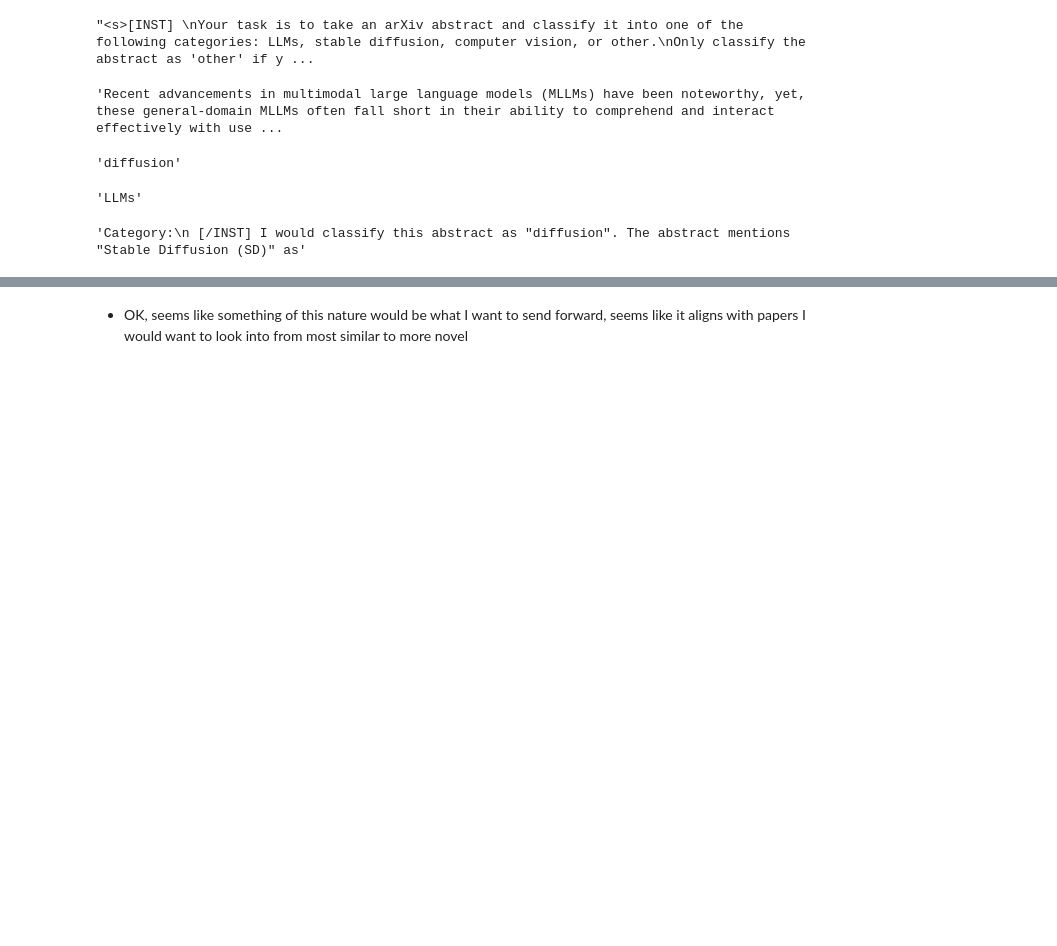
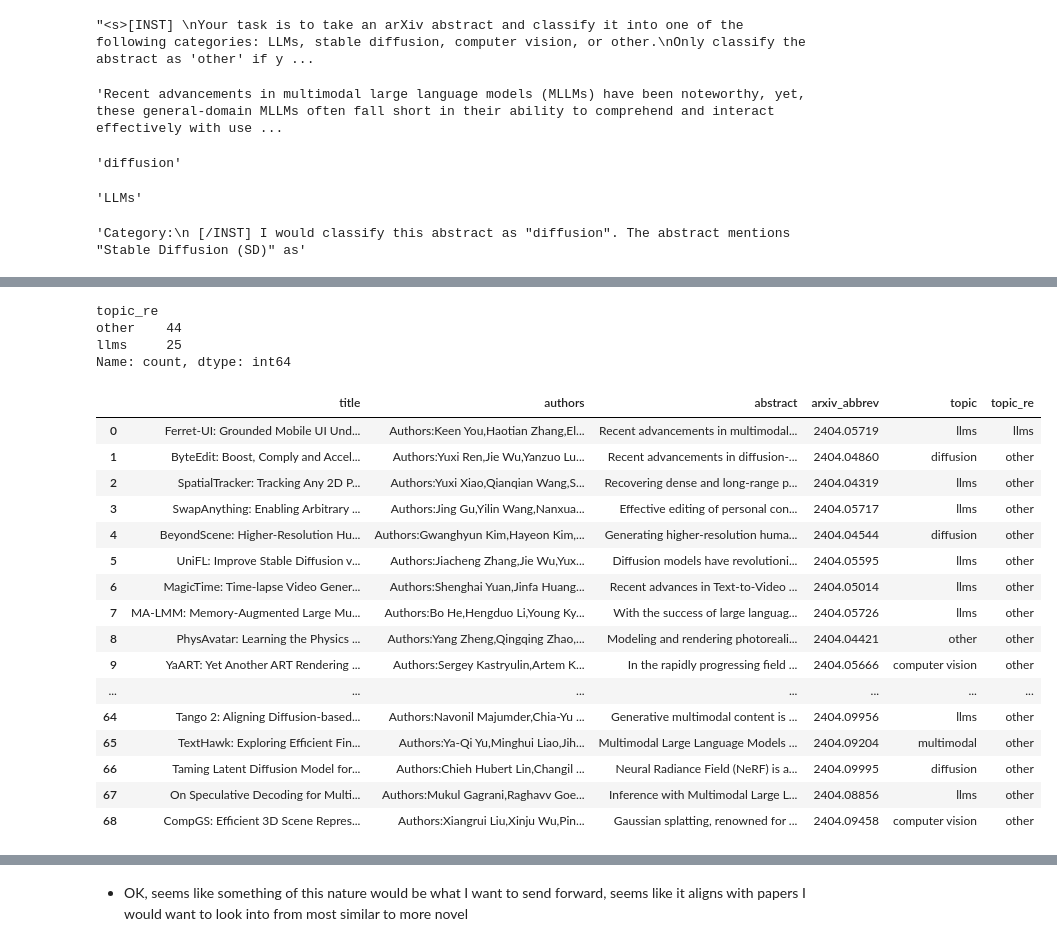
Before and after one commit to dapopov-st/arXiv-llms-assistant, a Jupyter notebook: nbs/make_embeds.ipynb, the cells around one changed output, grey strips where cells are left out. Saved outputs shown, nothing was run; the diff lists cells and outputs as text; code cells hidden in the pictures; blank space fills up the shorter version.

```diff
--- a/nbs/make_embeds.ipynb
+++ b/nbs/make_embeds.ipynb
@@ -513,0 +563,28 @@ def classify_topic(abstract):
+# %%
+new_articles.topic_re.value_counts()
+# %% [output]
+topic_re
+other    44
+llms     25
+Name: count, dtype: int64
+# %%
+pd.set_option('display.max_rows',None)
+new_articles.head(70)
+# %% [output]
+|  | title | authors | abstract | arxiv_abbrev | topic | topic_re |
+| 0 | Ferret-UI: Grounded Mobile UI Und... | Authors:Keen You,Haotian Zhang,El... | Recent advancements in multimodal... | 2404.05719 | llms | llms |
+| 1 | ByteEdit: Boost, Comply and Accel... | Authors:Yuxi Ren,Jie Wu,Yanzuo Lu... | Recent advancements in diffusion-... | 2404.04860 | diffusion | other |
+| 2 | SpatialTracker: Tracking Any 2D P... | Authors:Yuxi Xiao,Qianqian Wang,S... | Recovering dense and long-range p... | 2404.04319 | llms | other |
+| 3 | SwapAnything: Enabling Arbitrary ... | Authors:Jing Gu,Yilin Wang,Nanxua... | Effective editing of personal con... | 2404.05717 | llms | other |
+| 4 | BeyondScene: Higher-Resolution Hu... | Authors:Gwanghyun Kim,Hayeon Kim,... | Generating higher-resolution huma... | 2404.04544 | diffusion | other |
+| 5 | UniFL: Improve Stable Diffusion v... | Authors:Jiacheng Zhang,Jie Wu,Yux... | Diffusion models have revolutioni... | 2404.05595 | llms | other |
+| 6 | MagicTime: Time-lapse Video Gener... | Authors:Shenghai Yuan,Jinfa Huang... | Recent advances in Text-to-Video ... | 2404.05014 | llms | other |
+| 7 | MA-LMM: Memory-Augmented Large Mu... | Authors:Bo He,Hengduo Li,Young Ky... | With the success of large languag... | 2404.05726 | llms | other |
+| 8 | PhysAvatar: Learning the Physics ... | Authors:Yang Zheng,Qingqing Zhao,... | Modeling and rendering photoreali... | 2404.04421 | other | other |
+| 9 | YaART: Yet Another ART Rendering ... | Authors:Sergey Kastryulin,Artem K... | In the rapidly progressing field ... | 2404.05666 | computer vision | other |
+| ... | ... | ... | ... | ... | ... | ... |
+| 64 | Tango 2: Aligning Diffusion-based... | Authors:Navonil Majumder,Chia-Yu ... | Generative multimodal content is ... | 2404.09956 | llms | other |
+| 65 | TextHawk: Exploring Efficient Fin... | Authors:Ya-Qi Yu,Minghui Liao,Jih... | Multimodal Large Language Models ... | 2404.09204 | multimodal | other |
+| 66 | Taming Latent Diffusion Model for... | Authors:Chieh Hubert Lin,Changil ... | Neural Radiance Field (NeRF) is a... | 2404.09995 | diffusion | other |
+| 67 | On Speculative Decoding for Multi... | Authors:Mukul Gagrani,Raghavv Goe... | Inference with Multimodal Large L... | 2404.08856 | llms | other |
+| 68 | CompGS: Efficient 3D Scene Repres... | Authors:Xiangrui Liu,Xinju Wu,Pin... | Gaussian splatting, renowned for ... | 2404.09458 | computer vision | other |
```
Also changed, not shown: parts of 33 cells of this notebook.
